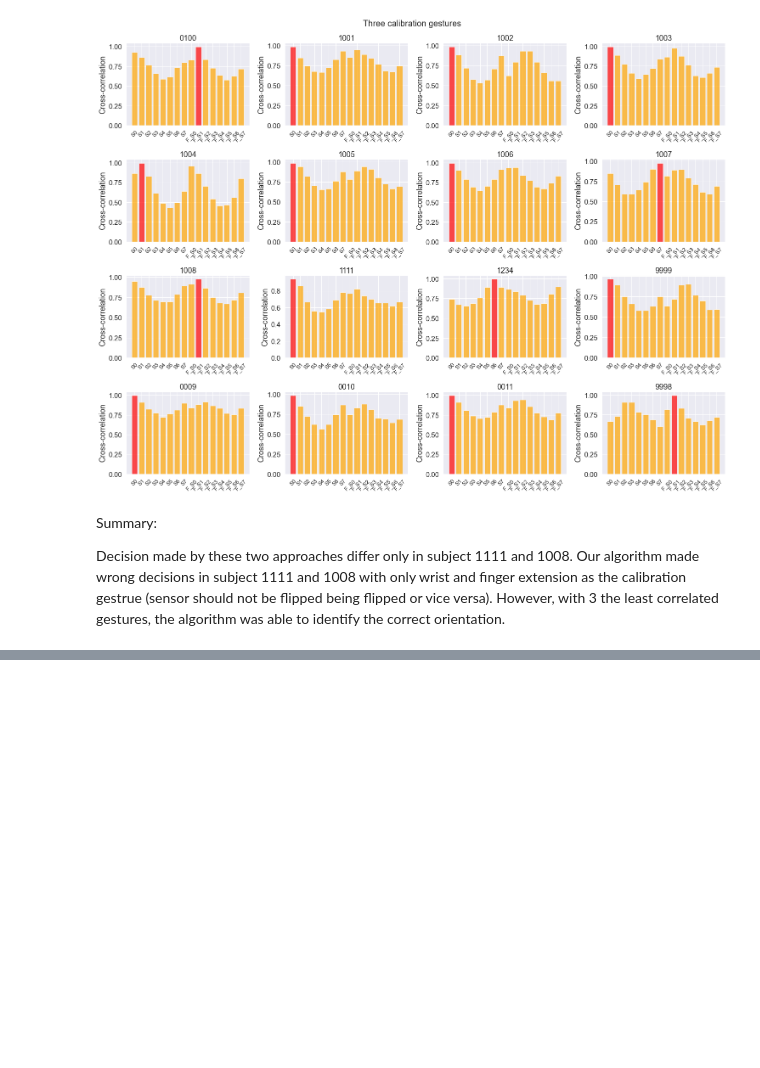
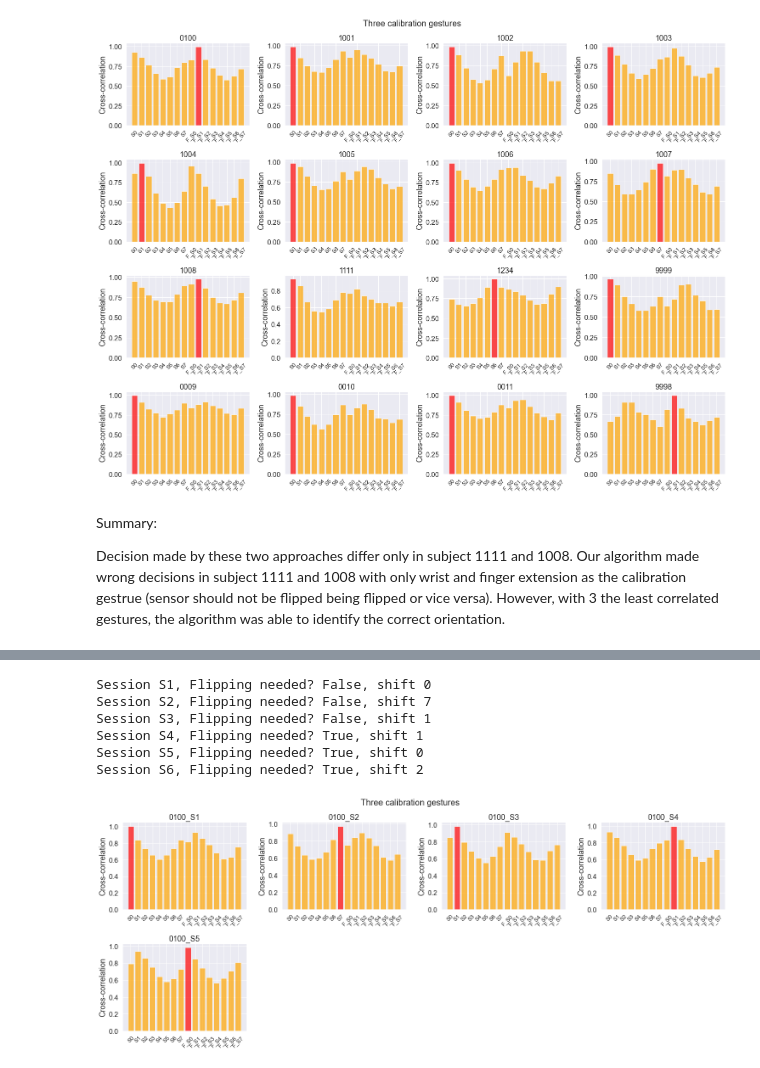
Before and after one commit to haopinglin0907/Projects_Hao, a Jupyter notebook: MyoPanda/Cross_correlation/Gesture-concatenation-correlation.ipynb, the cells around one changed output, grey strips where cells are left out. Drawn from its saved outputs; the diff is of its cells as text; code cells hidden in the pictures; blank space fills up the shorter version.

```diff
--- a/MyoPanda/Cross_correlation/Gesture-concatenation-correlation.ipynb
+++ b/MyoPanda/Cross_correlation/Gesture-concatenation-correlation.ipynb
@@ -141,7 +142,7 @@ def CC_to_shift(df, subject_reference, subject_to_rotate, calibration_gesture_li
             final_shift = shift_max
         else:
             final_status = True
-            final_shift -= 8
+            final_shift = shift_max - 8
 
 
         ax.bar(x = ['S0', 'S1', 'S2', 'S3', 'S4', 'S5', 'S6', 'S7',
@@ -190,7 +194,7 @@ fig, ax = plt.subplots(4, 4, figsize = (21, 16))
 fig.suptitle('Wrist and finger extension', fontsize = 20)
 R = 0
 Col = 0
-for subject in tqdm(['0100', '1001', '1002', '1003', '1004', '1005', '1006', '1007', '1008', '1111', '1234', '9999', '0009', '0010', '0011', '9998']):
+for subject in ['0100', '1001', '1002', '1003', '1004', '1005', '1006', '1007', '1008', '1111', '1234', '9999', '0009', '0010', '0011', '9998']:
 
     flipped, shift = CC_to_shift(df,
                         subject_reference = subject,
@@ -203,6 +207,6 @@ for subject in tqdm(['0100', '1001', '1002', '1003', '1004', '1005', '1006', '10
     if Col == 4:
         Col = 0
         R += 1
-
+    print(f'Subject {subject}, Flipping needed? {flipped}, shift {shift}')
 plt.tight_layout()
 # %% [output]
@@ -216,7 +235,7 @@ fig, ax = plt.subplots(4, 4, figsize = (21, 16))
 fig.suptitle('Three calibration gestures', fontsize = 20)
 R = 0
 Col = 0
-for subject in tqdm(['0100', '1001', '1002', '1003', '1004', '1005', '1006', '1007', '1008', '1111', '1234', '9999', '0009', '0010', '0011', '9998']):
+for subject in ['0100', '1001', '1002', '1003', '1004', '1005', '1006', '1007', '1008', '1111', '1234', '9999', '0009', '0010', '0011', '9998']:
 
     flipped, shift = CC_to_shift(df,
                         subject_reference = subject,
@@ -229,6 +248,7 @@ for subject in tqdm(['0100', '1001', '1002', '1003', '1004', '1005', '1006', '10
     if Col == 4:
         Col = 0
         R += 1
+    print(f'Subject {subject}, Flipping needed? {flipped}, shift {shift}')
 
 plt.tight_layout()
 # %% [output]
@@ -280,0 +289,36 @@ plt.tight_layout()
+# %%
+fig, ax = plt.subplots(4, 4, figsize = (21, 16))
+fig.suptitle('Three calibration gestures', fontsize = 20)
+R = 0
+Col = 0
+subject = '0100'
+
+for session_to_rotate in ['S1', 'S2', 'S3', 'S4', 'S5', 'S6']: ### here S1 means session not shift
+
+    flipped, shift = CC_to_shift(df_validation,
+                        subject_reference = subject,
+                        subject_to_rotate = subject,
+                        calibration_gesture_list = ['8', '5', '4'],
+                        session_reference = 'S1',
+                        session_to_rotate = session_to_rotate, ax = ax[R, Col])
+    ax[R, Col].xaxis.set_tick_params(labelsize=13)
+    ax[R, Col].set_title(f'{subject}_{session_to_rotate}')
+    Col += 1
+    if Col == 4:
+        Col = 0
+        R += 1
+    print(f'Session {session_to_rotate}, Flipping needed? {flipped}, shift {shift}')
+
+
+for ax in ax.flat[5:]:
+    ax.set_visible(False)
+
+plt.tight_layout()
+# %% [output]
+Session S1, Flipping needed? False, shift 0
+Session S2, Flipping needed? False, shift 7
+Session S3, Flipping needed? False, shift 1
+Session S4, Flipping needed? True, shift 1
+Session S5, Flipping needed? True, shift 0
+Session S6, Flipping needed? True, shift 2
+[figure, added]
```
Also changed, not shown: parts of 12 cells of this notebook.
